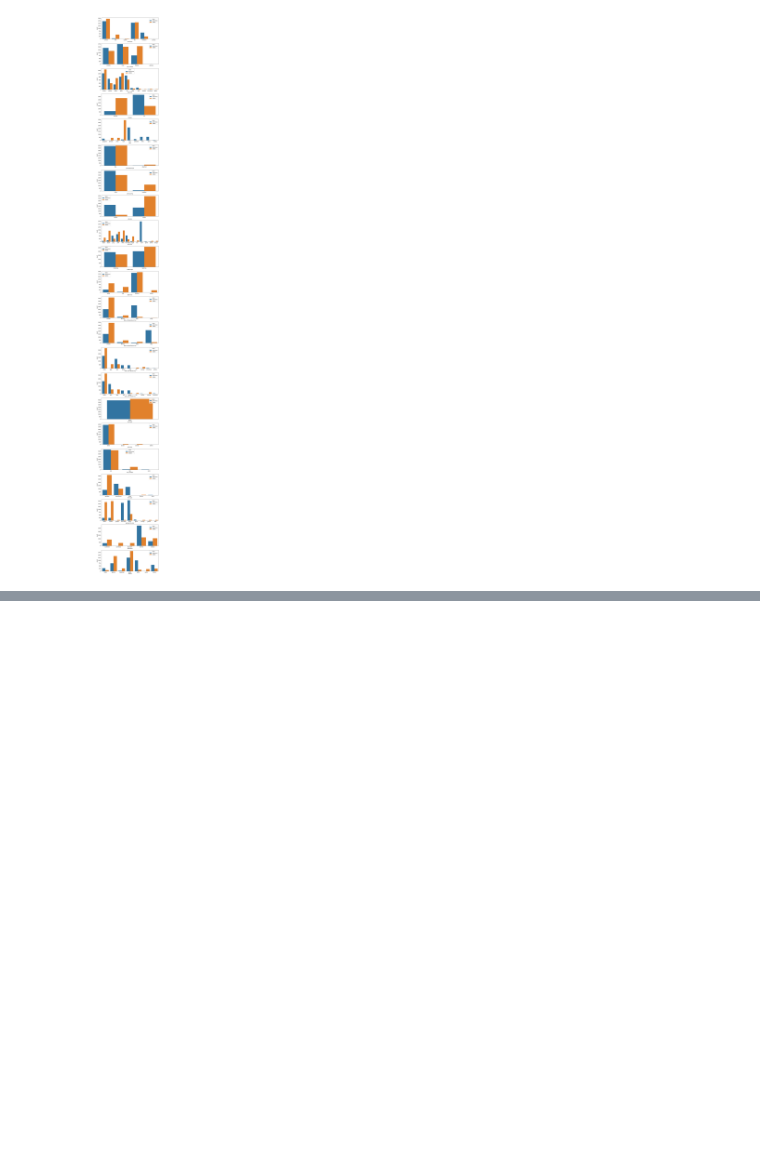
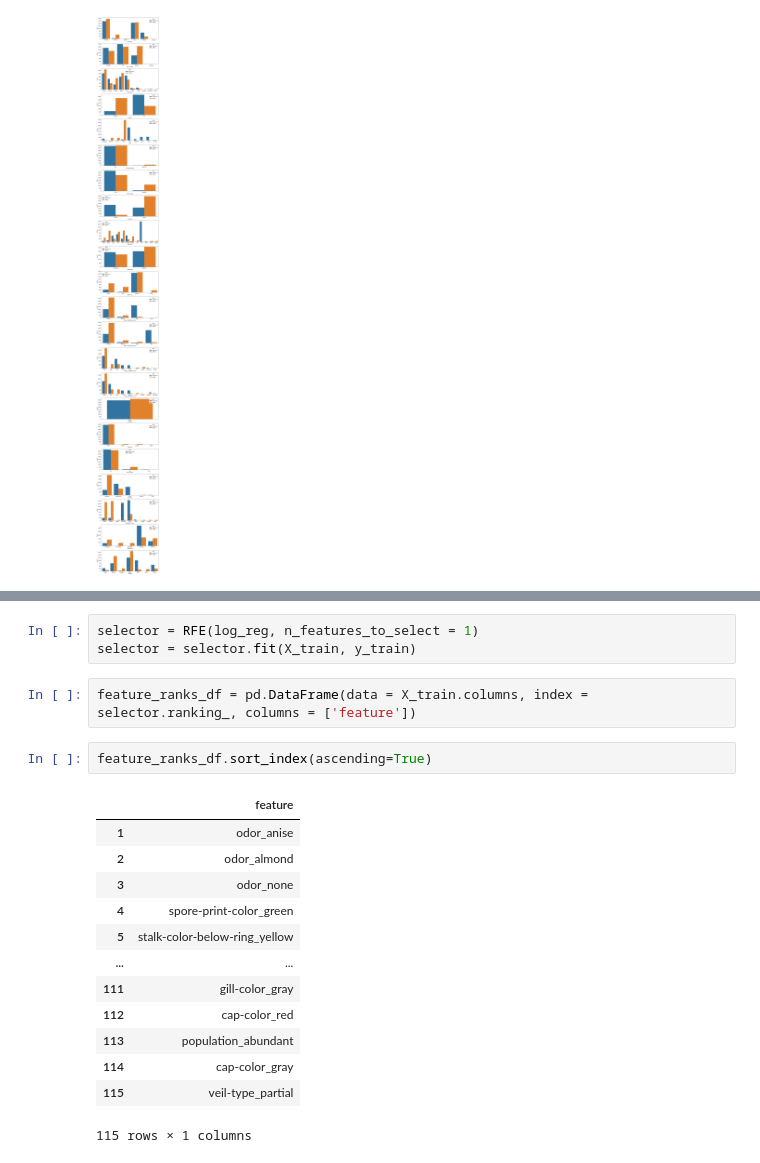
Before and after one commit to Edible-ai/Explainable-Edibles, a Jupyter notebook: Classification/Classification.ipynb, the cells around one changed output, grey strips where cells are left out. Saved outputs shown, nothing was run; the diff lists cells and outputs as text; blank space fills up the shorter version.

```diff
--- a/Classification/Classification.ipynb
+++ b/Classification/Classification.ipynb
@@ -258,0 +298,21 @@ for c, i in zip(df.columns[1:], range(len(df.columns))):
+# %%
+selector = RFE(log_reg, n_features_to_select = 1)
+selector = selector.fit(X_train, y_train)
+# %%
+feature_ranks_df = pd.DataFrame(data = X_train.columns, index = selector.ranking_, columns = ['feature'])
+# %%
+feature_ranks_df.sort_index(ascending=True)
+# %% [output]
+|  | feature |
+| 1 | odor_anise |
+| 2 | odor_almond |
+| 3 | odor_none |
+| 4 | spore-print-color_green |
+| 5 | stalk-color-below-ring_yellow |
+| ... | ... |
+| 111 | gill-color_gray |
+| 112 | cap-color_red |
+| 113 | population_abundant |
+| 114 | cap-color_gray |
+| 115 | veil-type_partial |
+115 rows × 1 columns
```
Also changed, not shown: parts of 8 cells of this notebook.
